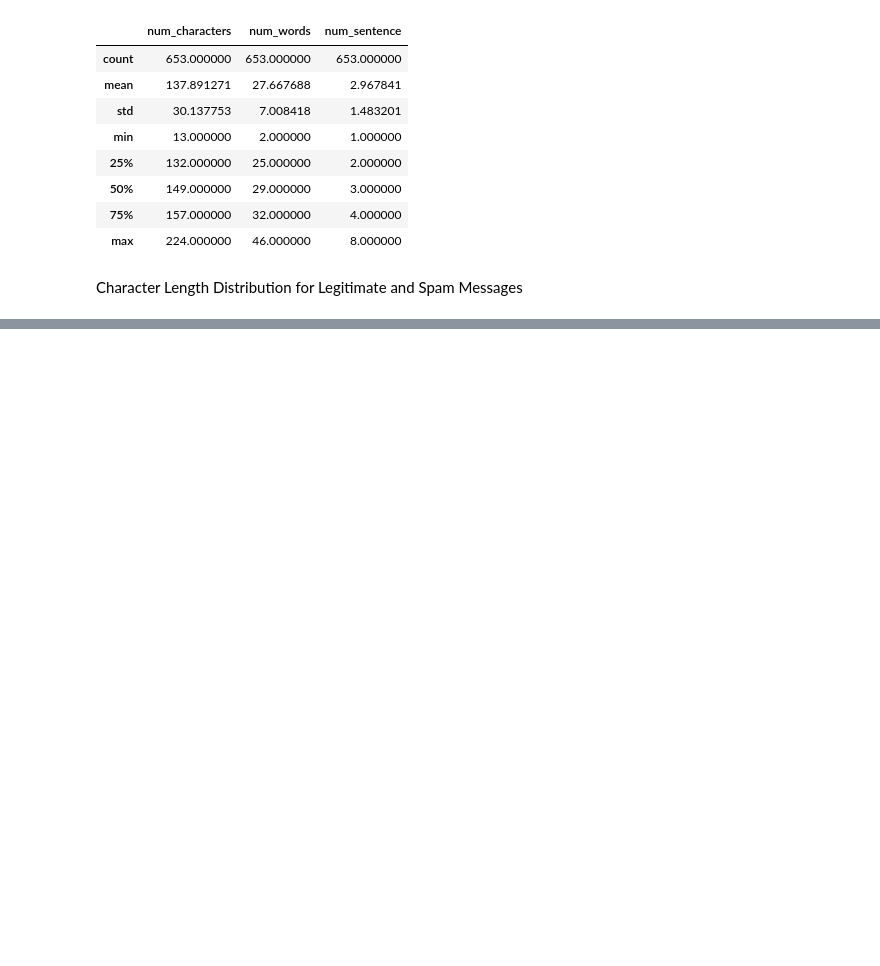
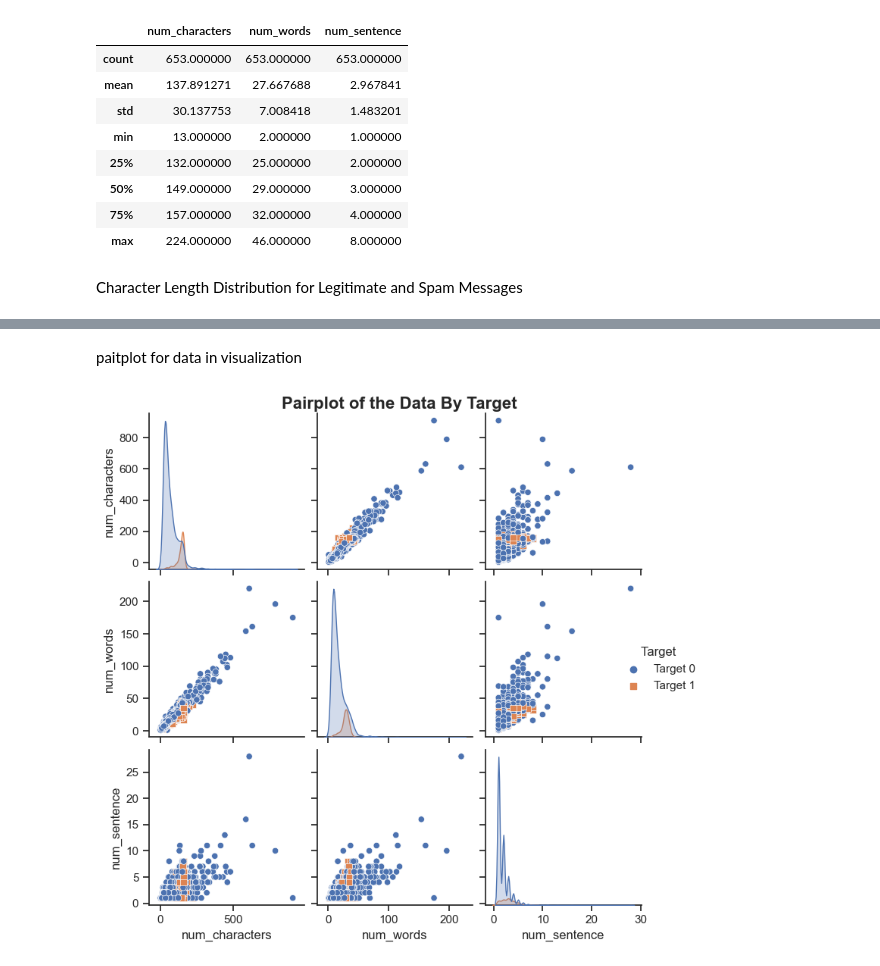
Before and after one commit to Deepakk200/Email-Spam-Detection, a Jupyter notebook: email_spam.ipynb, the cells around one changed output, grey strips where cells are left out. Cells and saved outputs as stored; diff of their text form; code cells hidden in the pictures; blank space fills up the shorter version.

```diff
--- a/email_spam.ipynb
+++ b/email_spam.ipynb
@@ -251,0 +268,18 @@ plt.show()
+# %% [markdown]
+paitplot for data in visualization
+# %%
+import seaborn as sns
+import matplotlib.pyplot as plt
+
+sns.set(style = 'ticks', color_codes = True)
+g = sns.pairplot(df , hue = 'target', diag_kind = 'kde' , markers= ["o", "s"])
+
+g.fig.suptitle("Pairplot of the Data By Target" , fontsize = 16 , fontweight = 'bold')
+plt.subplots_adjust(top=0.95)#adjust the position title
+g._legend.set_title('Target ')
+for t, l in  zip(g._legend.texts , ["Target 0 " , "Target 1 " ]):
+    t.set_text(l)
+
+plt.show()
+# %% [output]
+[figure, added]
```
Also changed, not shown: parts of 13 cells of this notebook.
